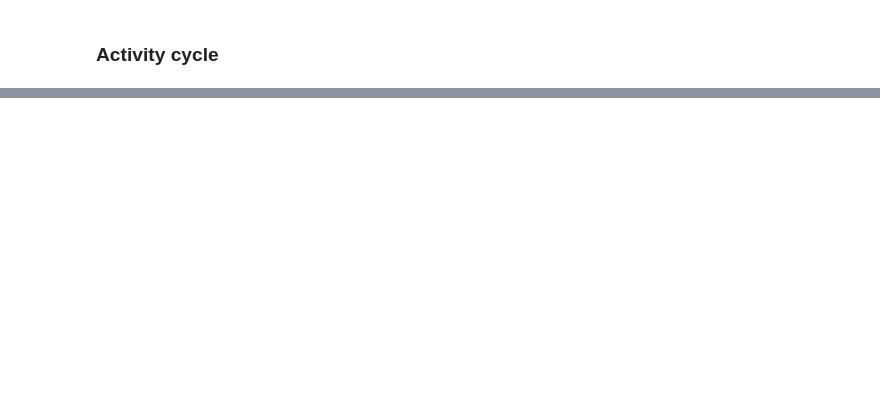
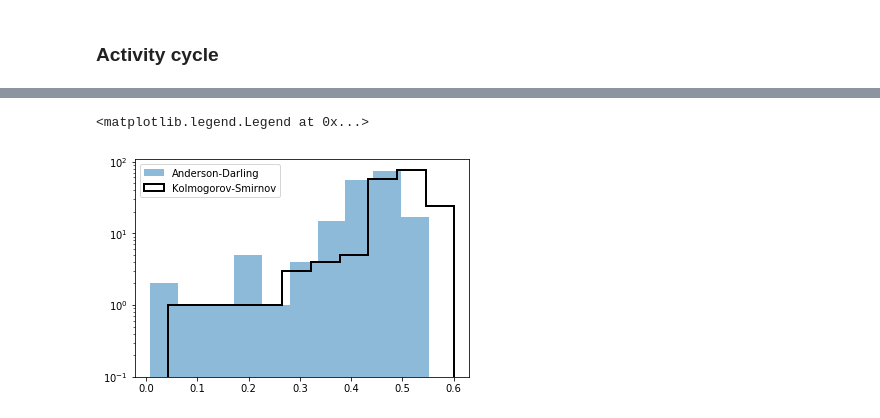
Before and after one commit to bmorris3/mrspoc, a Jupyter notebook: GJ1243.ipynb, the cells around one changed output, grey strips where cells are left out. Drawn from its saved outputs; the diff is of its cells as text; code cells hidden in the pictures; blank space fills up the shorter version.

```diff
--- a/GJ1243.ipynb
+++ b/GJ1243.ipynb
@@ -208,0 +289,7 @@ table['<Gmag>'][ms][np.argmin(anderson_matrix.mean(1))]
+# %%
+plt.hist(anderson_matrix.mean(1), bins=10, label='Anderson-Darling', alpha=0.5)
+plt.hist(ks_matrix.mean(1), bins=10, histtype='step', color='k', lw=2, log=True, label='Kolmogorov-Smirnov')
+plt.legend()
+# %% [output]
+<matplotlib.legend.Legend at 0x...>
+[figure, added]
```
Also changed, not shown: parts of 29 cells of this notebook, 4 other files.
